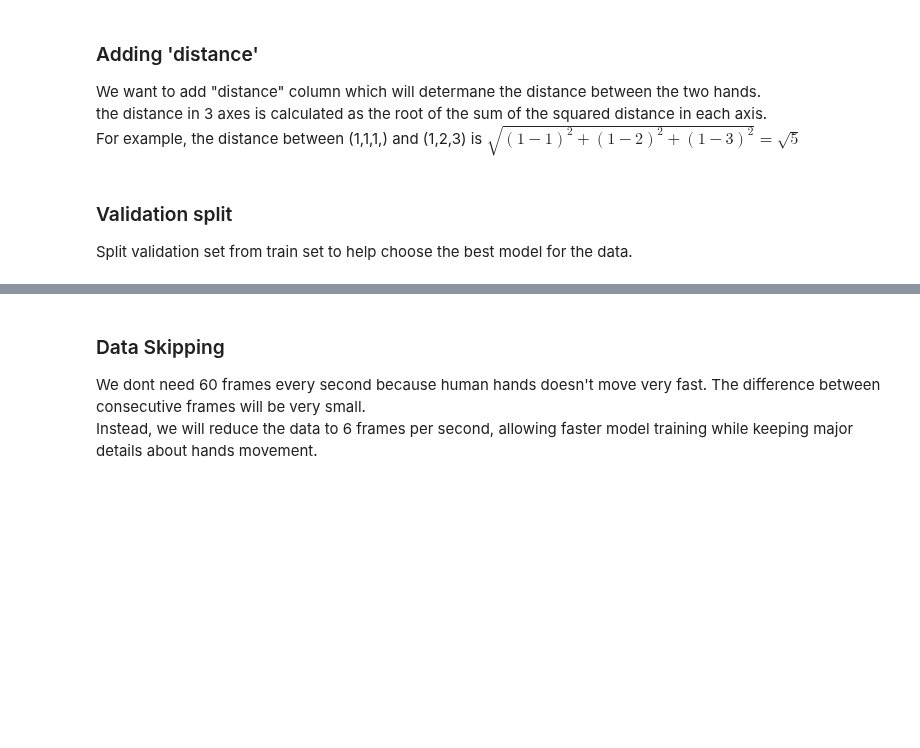
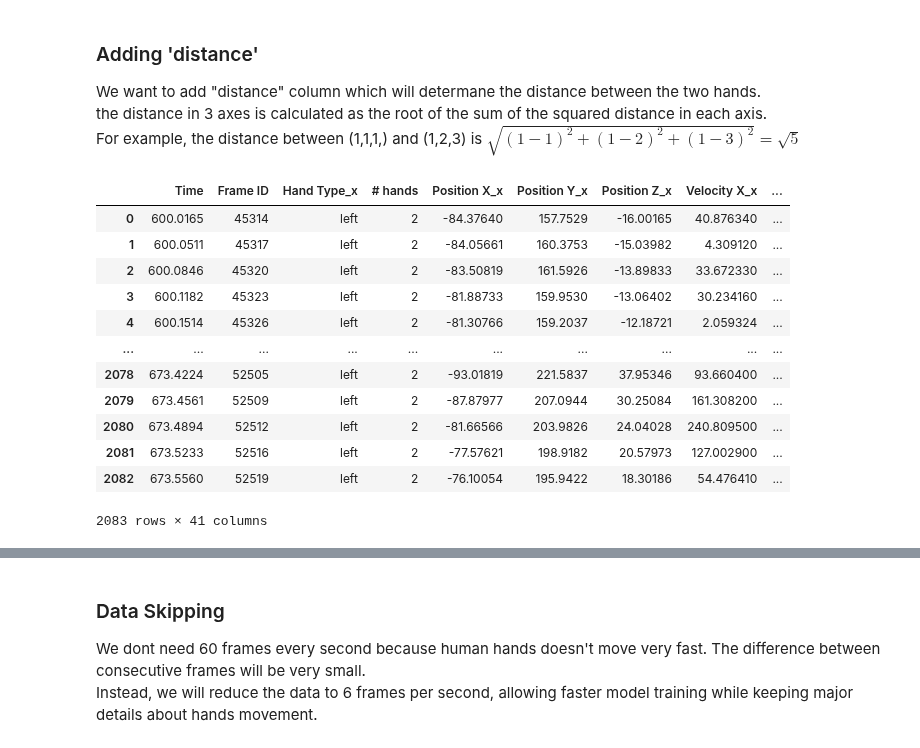
Before and after one commit to oridarshan/data-visualization-project, a Jupyter notebook: Hands Classification.ipynb, the cells around one changed output, grey strips where cells are left out. Cells and saved outputs as stored; diff of their text form; code cells hidden in the pictures; blank space fills up the shorter version.

Commit message:
hands add distance

```diff
--- a/Hands Classification.ipynb
+++ b/Hands Classification.ipynb
@@ -571,6 +571,20 @@ Alone[6]
 We want to add "distance" column which will determane the distance between the two hands.
 the distance in 3 axes is calculated as the root of the sum of the squared distance in each axis.
 For example, the distance between (1,1,1,) and (1,2,3) is $\sqrt{(1-1)^2+(1-2)^2+(1-3)^2}=\sqrt{5}$
-# %% [markdown]
-### Validation split
-Split validation set from train set to help choose the best model for the data.
+# %%
+# our example dataframe
+Spon_val
+# %% [output]
+|  | Time | Frame ID | Hand Type_x | # hands | Position X_x | Position Y_x | Position Z_x | Velocity X_x | ... |
+| 0 | 600.0165 | 45314 | left | 2 | -84.37640 | 157.7529 | -16.00165 | 40.876340 | ... |
+| 1 | 600.0511 | 45317 | left | 2 | -84.05661 | 160.3753 | -15.03982 | 4.309120 | ... |
+| 2 | 600.0846 | 45320 | left | 2 | -83.50819 | 161.5926 | -13.89833 | 33.672330 | ... |
+| 3 | 600.1182 | 45323 | left | 2 | -81.88733 | 159.9530 | -13.06402 | 30.234160 | ... |
+| 4 | 600.1514 | 45326 | left | 2 | -81.30766 | 159.2037 | -12.18721 | 2.059324 | ... |
+| ... | ... | ... | ... | ... | ... | ... | ... | ... | ... |
+| 2078 | 673.4224 | 52505 | left | 2 | -93.01819 | 221.5837 | 37.95346 | 93.660400 | ... |
+| 2079 | 673.4561 | 52509 | left | 2 | -87.87977 | 207.0944 | 30.25084 | 161.308200 | ... |
+| 2080 | 673.4894 | 52512 | left | 2 | -81.66566 | 203.9826 | 24.04028 | 240.809500 | ... |
+| 2081 | 673.5233 | 52516 | left | 2 | -77.57621 | 198.9182 | 20.57973 | 127.002900 | ... |
+| 2082 | 673.5560 | 52519 | left | 2 | -76.10054 | 195.9422 | 18.30186 | 54.476410 | ... |
+2083 rows × 41 columns
```
Also changed, not shown: parts of 10 cells of this notebook.
